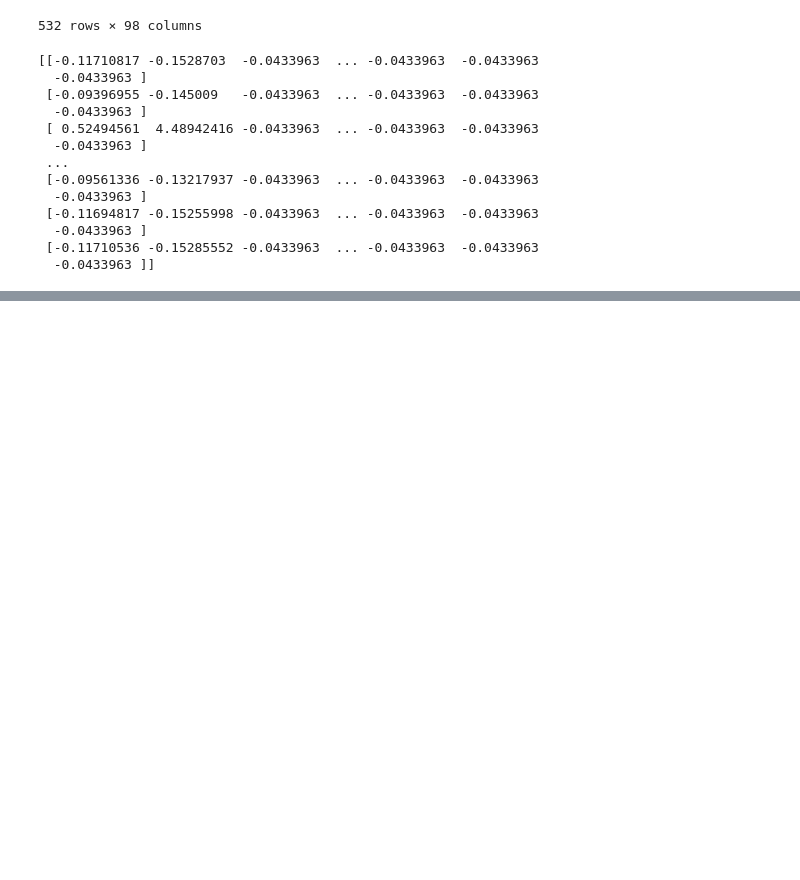
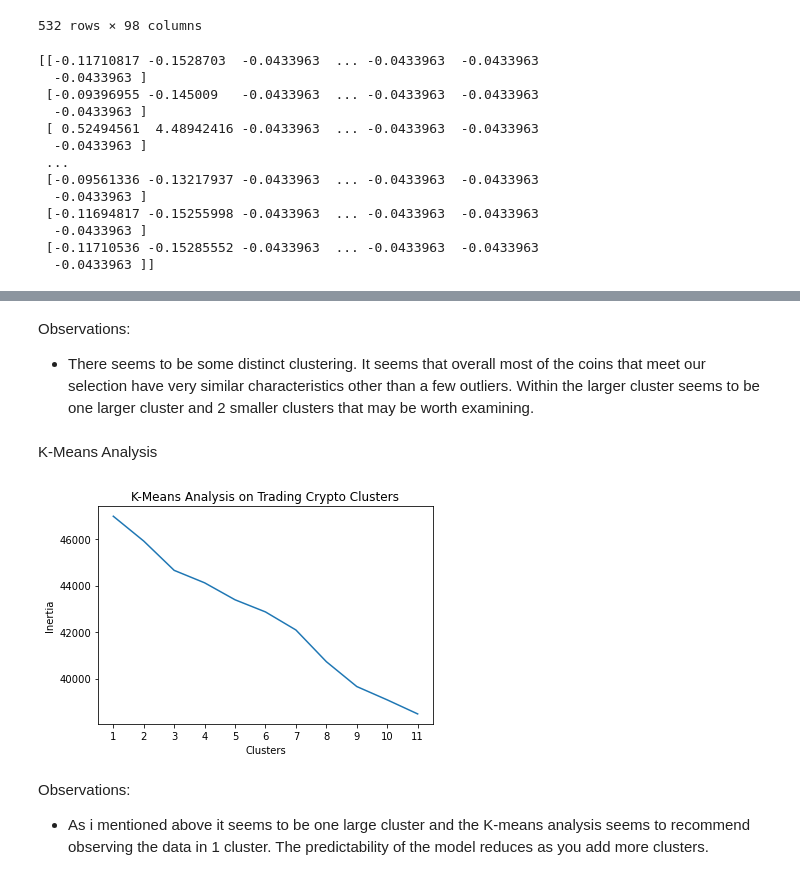
Before and after one commit to bso613/cryptocurrency_clustering, a Jupyter notebook: crypto_clustering.ipynb, the cells around one changed output, grey strips where cells are left out. Cells and saved outputs as stored; diff of their text form; code cells hidden in the pictures; blank space fills up the shorter version.

```diff
--- a/crypto_clustering.ipynb
+++ b/crypto_clustering.ipynb
@@ -174,0 +230,31 @@ print(scaled_df)
+# %% [markdown]
+Observations:
+- There seems to be some distinct clustering. It seems that overall most of the coins that meet our selection have very similar characteristics other than a few outliers. Within the larger cluster seems to be one larger cluster and 2 smaller clusters that may be worth examining.
+# %% [markdown]
+K-Means Analysis
+# %%
+#import Kmeans
+from sklearn.cluster import KMeans
+# Create inertias
+inertia = []
+k = list(range(1, 12))
+for i in k:
+    km = KMeans(n_clusters=i, random_state=42)
+    km.fit(scaled_pca)
+    inertia.append(km.inertia_)
+
+# Plot the Elbow Curve
+elbow_plot = {"k": k, "inertia": inertia}
+elbow = pd.DataFrame(elbow_plot)
+
+plt.plot(elbow['k'], elbow['inertia'])
+plt.xticks(range(1,12))
+plt.xlabel('Clusters')
+plt.ylabel('Inertia')
+plt.title('K-Means Analysis on Trading Crypto Clusters')
+plt.show()
+# %% [output]
+[figure, added]
+# %% [markdown]
+Observations:
+- As i mentioned above it seems to be one large cluster and the K-means analysis seems to recommend observing the data in 1 cluster. The predictability of the model reduces as you add more clusters.
```
Also changed, not shown: parts of 8 cells of this notebook.
